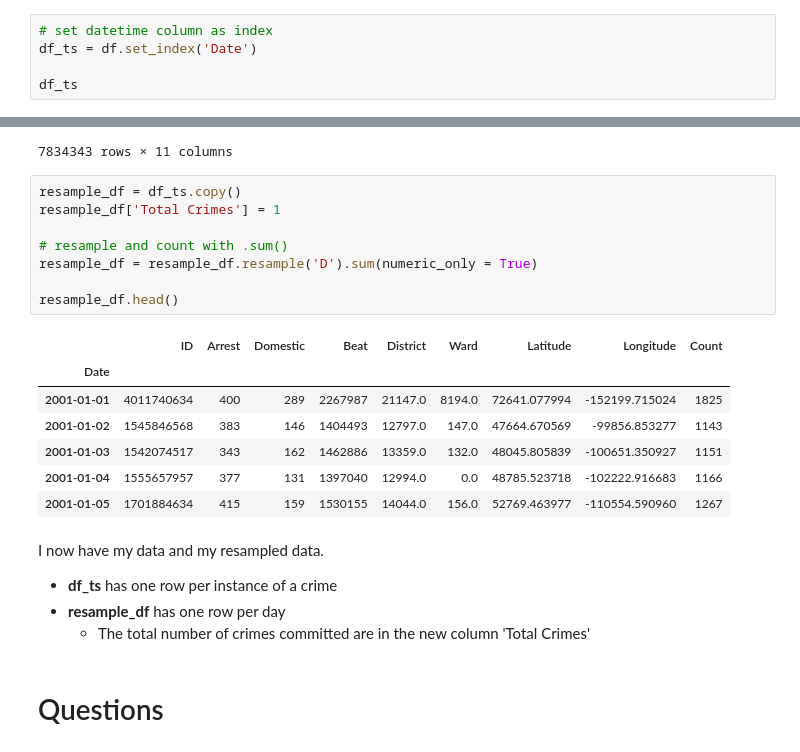
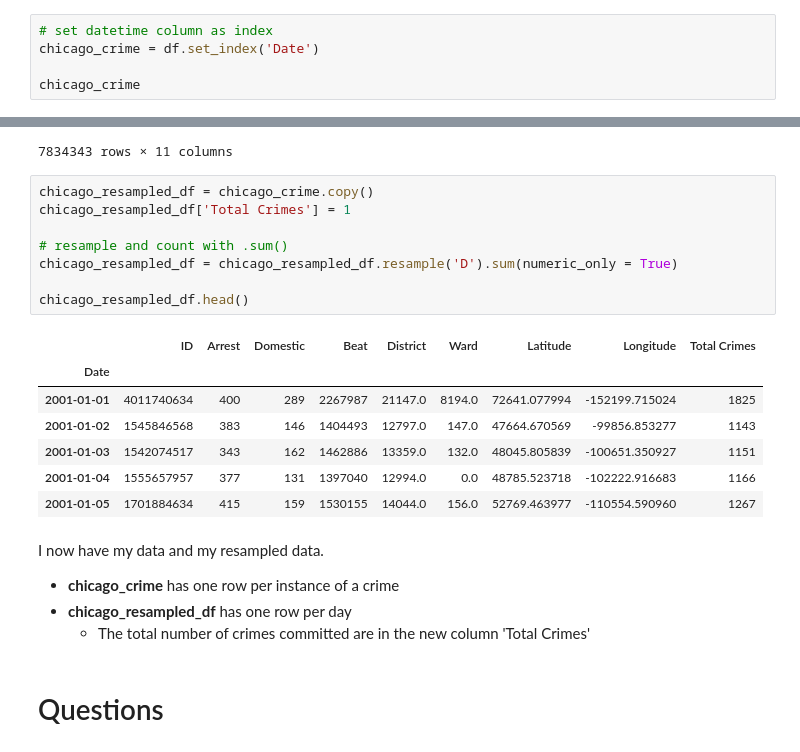
Before and after one commit to jaytrey777/Chicago-Crime-Statistics, a Jupyter notebook: Part 1.ipynb, the cells around one changed output, grey strips where cells are left out. Drawn from its saved outputs; the diff is of its cells as text.

```diff
--- a/Part 1.ipynb
+++ b/Part 1.ipynb
@@ -197,9 +203,9 @@ df['Date']
 Name: Date, Length: 7834343, dtype: datetime64[ns]
 # %%
 # set datetime column as index
-df_ts = df.set_index('Date')
+chicago_crime = df.set_index('Date')
 
-df_ts
+chicago_crime
 # %% [output]
 |  | ID | Primary Type | Description | Location Description | Arrest | Domestic | Beat | District | ... |
 | Date |  |  |  |  |  |  |  |  | ... |
@@ -216,15 +222,15 @@ df_ts
 | 2023-06-28 00:51:00 | 13122527 | CRIMINAL TRESPASS | TO VEHICLE | STREET | False | False | 1125 | 11.0 | ... |
 7834343 rows × 11 columns
 # %%
-resample_df = df_ts.copy()
-resample_df['Total Crimes'] = 1
+chicago_resampled_df = chicago_crime.copy()
+chicago_resampled_df['Total Crimes'] = 1
 
 # resample and count with .sum()
-resample_df = resample_df.resample('D').sum(numeric_only = True)
+chicago_resampled_df = chicago_resampled_df.resample('D').sum(numeric_only = True)
 
-resample_df.head()
+chicago_resampled_df.head()
 # %% [output]
-|  | ID | Arrest | Domestic | Beat | District | Ward | Latitude | Longitude | Count |
+|  | ID | Arrest | Domestic | Beat | District | Ward | Latitude | Longitude | Total Crimes |
 | Date |  |  |  |  |  |  |  |  |  |
 | 2001-01-01 | 4011740634 | 400 | 289 | 2267987 | 21147.0 | 8194.0 | 72641.077994 | -152199.715024 | 1825 |
 | 2001-01-02 | 1545846568 | 383 | 146 | 1404493 | 12797.0 | 147.0 | 47664.670569 | -99856.853277 | 1143 |
@@ -233,8 +239,8 @@ resample_df.head()
 | 2001-01-05 | 1701884634 | 415 | 159 | 1530155 | 14044.0 | 156.0 | 52769.463977 | -110554.590960 | 1267 |
 # %% [markdown]
 I now have my data and my resampled data.
-- **df_ts** has one row per instance of a crime
-- **resample_df** has one row per day
+- **chicago_crime** has one row per instance of a crime
+- **chicago_resampled_df** has one row per day
   - The total number of crimes committed are in the new column 'Total Crimes'
 # %% [markdown]
 # Questions
```
Also changed, not shown: parts of 23 cells of this notebook.
